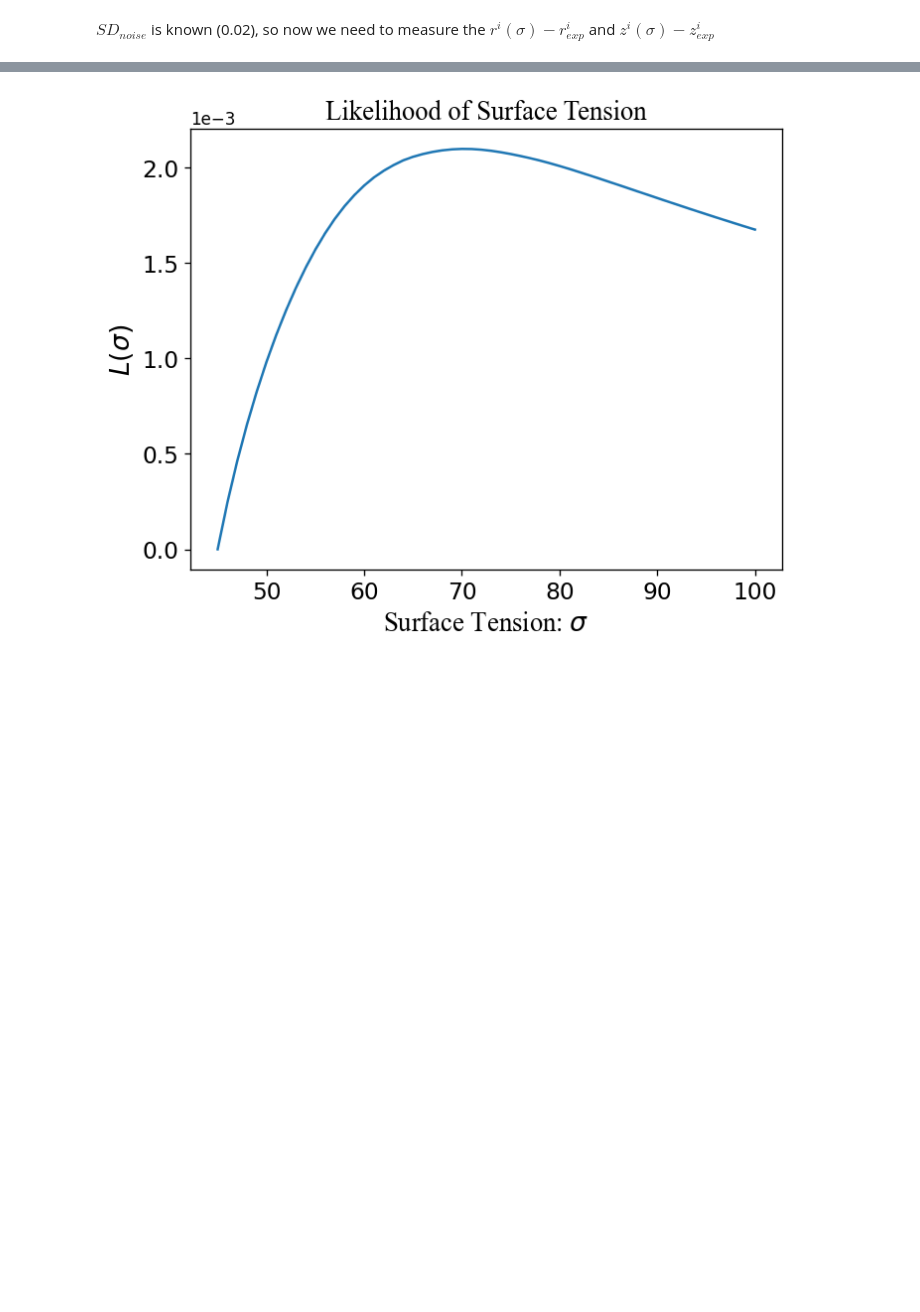
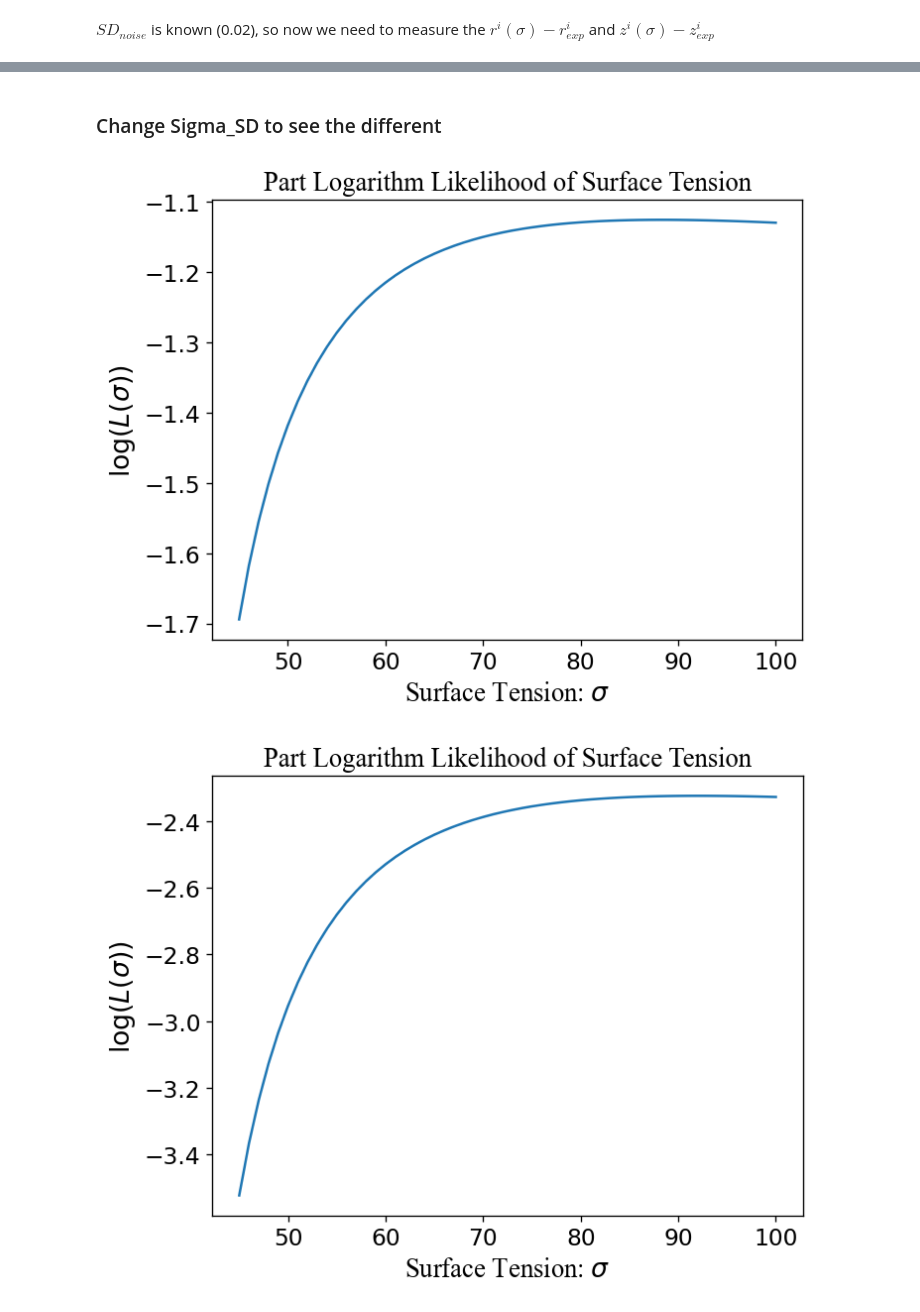
Before and after one commit to Lomolanisgo/Bayesian_PendantDrop_Tensiometry, a Jupyter notebook: pendantdrop_BI copy.ipynb, the cells around one changed output, grey strips where cells are left out. Drawn from its saved outputs; the diff is of its cells as text; code cells hidden in the pictures; blank space fills up the shorter version.

```diff
--- a/pendantdrop_BI copy.ipynb
+++ b/pendantdrop_BI copy.ipynb
@@ -47,9 +47,9 @@ plt.show()
 # %%
 # add white noise on z and r
 wn_mu=0
-wn_sigma=0.05
-r_w=r_a
-z_w=z_a
+wn_sigma=0.00001
+r_w=r_a+0
+z_w=z_a+0
 
 for i in range (r_w.size):
     r_w[i] += random.gauss(wn_mu,wn_sigma)
@@ -237,7 +237,7 @@ def lhood_sigma(x,y,x_obsv,y_obsv, sd_noise):
     return lhood
 # %%
 #r_e1,z_e1,xi_e1=vsigma2xi(v=10,sigma=80)
-def lhood_sigma_rz(v0,sigma,xi_exp,r_exp,z_exp,sd_noise):
+def cal_lhood_sigma_rz(v0,sigma,xi_exp,r_exp,z_exp,sd_noise):
     r_sig,z_sig,xi_sig=vsigma2xi(v=v0,sigma=sigma)
     x=xi_sig
     r=r_sig
@@ -268,7 +268,7 @@ def lhood_sigma_rz(v0,sigma,xi_exp,r_exp,z_exp,sd_noise):
         error_z[i]=vert_dist
 
         sqrt_2pi=np.power(2*np.pi, 0.5)
-        lhood_i=1/(sqrt_2pi*sd_noise)*np.exp(-(error_r[i]**2+error_z[i]**2)**0.5/2*sd_noise**2)
+        lhood_i=1/(sqrt_2pi*sd_noise)*np.exp(-(error_r[i]**2+error_z[i]**2)/2*sd_noise**2)
         if i==0:
             lhood=lhood_i
         else:
@@ -277,11 +391,8 @@ def lhood_sigma_rz(v0,sigma,xi_exp,r_exp,z_exp,sd_noise):
 # %%
-sigma_rz=np.linspace(45,100,num=(100-45+1))
-lhood=np.zeros(len(sigma_rz))
+part=np.zeros(len(sigma_rz))
 
 for i in range(len(sigma_rz)):
-    lhood_sig=lhood_sigma_rz(v0=10,sigma=sigma_rz[i],xi_exp=xi_w,r_exp=r_w,z_exp=z_w,sd_noise=0.02)
-    lhood[i]=lhood_sig
-
-lhood_nor=lhood*(np.power(2*np.pi, 0.5)*0.02)**len(xi_w)
+    part_sig=cal_loglhood_part(v0=10,sigma=sigma_rz[i],xi_exp=xi_w,r_exp=r_w,z_exp=z_w,sd_noise=wn_sigma)
+    part[i]=part_sig
 # %%
 plt.figure(dpi=120)
@@ -306,14 +425,24 @@ plt.show()
+# %% [markdown]
+### Change Sigma_SD to see the different
 # %%
-plt.figure(dpi=120)
-plt.plot(sigma_rz,lhood_nor-min(lhood_nor))
+for wn_sigma in [0.1,0.2,0.5]:
+    part=np.zeros(len(sigma_rz))
+    for points in range (r_w.size):
+        r_w[points] += random.gauss(wn_mu,wn_sigma)
+        z_w[points] += random.gauss(wn_mu,wn_sigma)
+    for i in range(len(sigma_rz)):
+        part[i]=cal_loglhood_part(v0=10,sigma=sigma_rz[i],xi_exp=xi_w,r_exp=r_w,z_exp=z_w,sd_noise=wn_sigma)
 
-#plt.plot(xi_a,r_a,ls="--",label='real:v10,s75')
-plt.title('Likelihood of Surface Tension',fontdict={'family': 'Times New Roman', 'size':16})
-plt.xlabel("Surface Tension: $\\sigma $",fontdict={'family': 'Times New Roman', 'size':16})
-plt.ylabel("$L(\\sigma)$",fontdict={'family': 'Times New Roman', 'size':16})
-plt.xticks(fontsize=14)
-plt.yticks(fontsize=14)
-plt.ticklabel_format(style='sci',scilimits=(0,0),axis='y')
+    plt.figure(dpi=120)
+    plt.plot(sigma_rz,part,label='%.2f'%(wn_sigma))
+    #plt.plot(xi_a,r_a,ls="--",label='real:v10,s75')
+    plt.title('Part Logarithm Likelihood of Surface Tension',fontdict={'family': 'Times New Roman', 'size':16})
+    plt.xlabel("Surface Tension: $\\sigma $",fontdict={'family': 'Times New Roman', 'size':16})
+    plt.ylabel("$\log(L(\\sigma))$",fontdict={'family': 'Times New Roman', 'size':16})
+    plt.xticks(fontsize=14)
+    plt.yticks(fontsize=14)
+    plt.ticklabel_format(style='sci',scilimits=(0,0),axis='y')
 plt.show()
 # %% [output]
-[figure, old version]
+[figure, new version]
+[figure, added]
```
Also changed, not shown: parts of 20 cells of this notebook.
